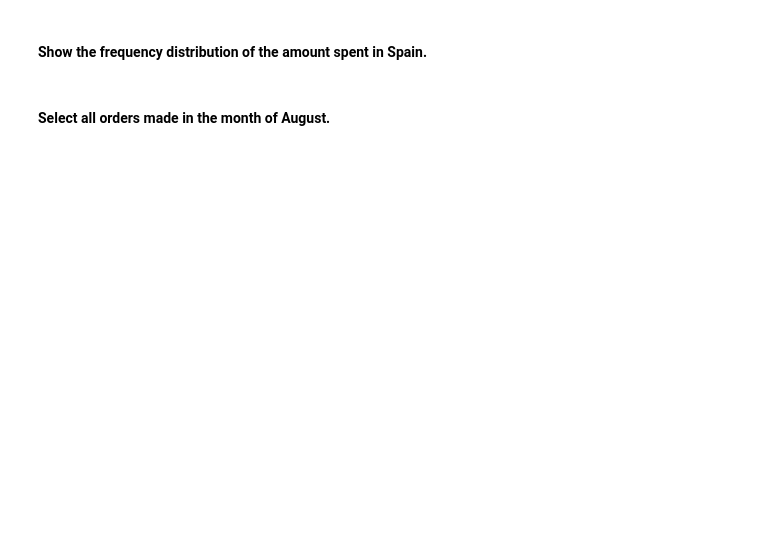
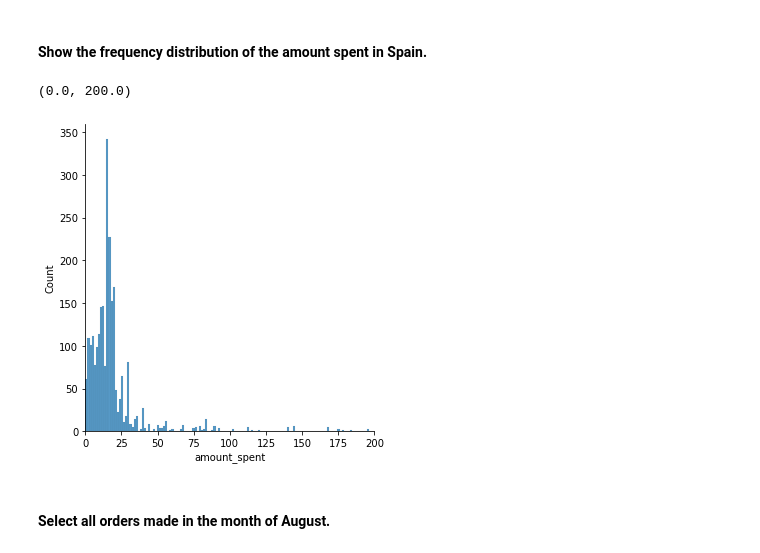
Before and after one commit to eric-martinet/IRONLABS, a Jupyter notebook: Module02/Lab_10_Subsetting-and-Descriptive-Statistics/main.ipynb, the cells around one changed output. Saved outputs shown, nothing was run; the diff lists cells and outputs as text; code cells hidden in the pictures; blank space fills up the shorter version.

```diff
--- a/Module02/Lab_10_Subsetting-and-Descriptive-Statistics/main.ipynb
+++ b/Module02/Lab_10_Subsetting-and-Descriptive-Statistics/main.ipynb
@@ -317,2 +315,5 @@ Name: Salary, dtype: int64
+# %%
+orders = pd.read_csv('./Orders.csv')
+orders.drop('Unnamed: 0', axis = 1, inplace = True)
 # %% [markdown]
 #### Explore your dataset by looking at the data types and summary statistics. Comment your results.
@@ -368,2 +492,8 @@ your comments here
+# %%
+sns.displot(orders.loc[orders.Country == 'Spain', 'amount_spent'])
+plt.xlim(0, 200)
+# %% [output]
+(0.0, 200.0)
+[figure, added]
 # %% [markdown]
 #### Select all orders made in the month of August.
```
Also changed, not shown: parts of 38 cells of this notebook.
